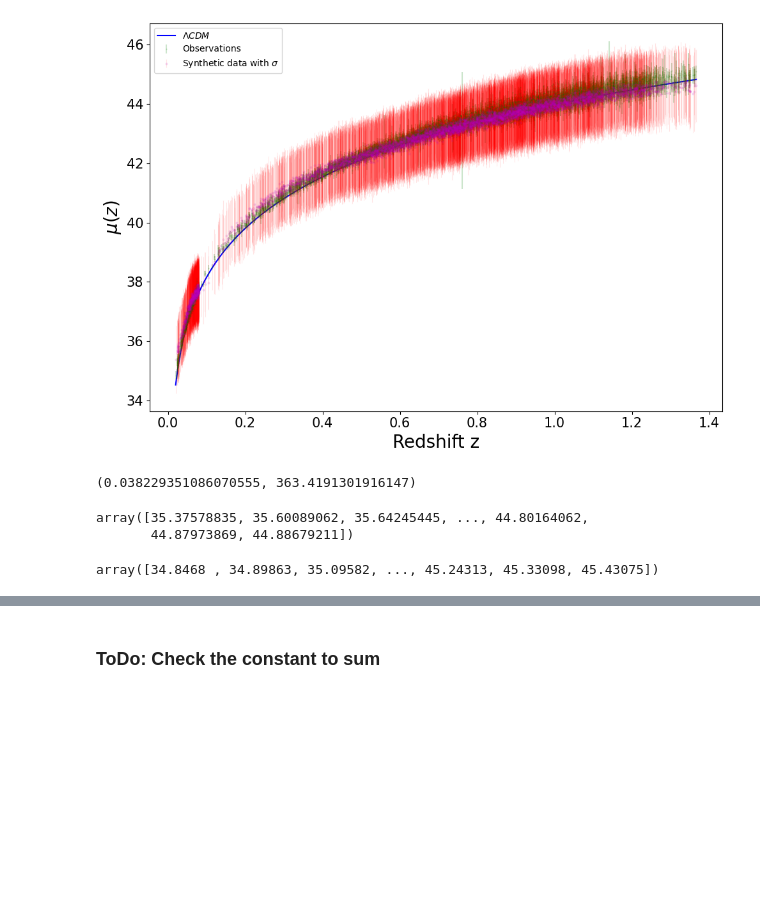
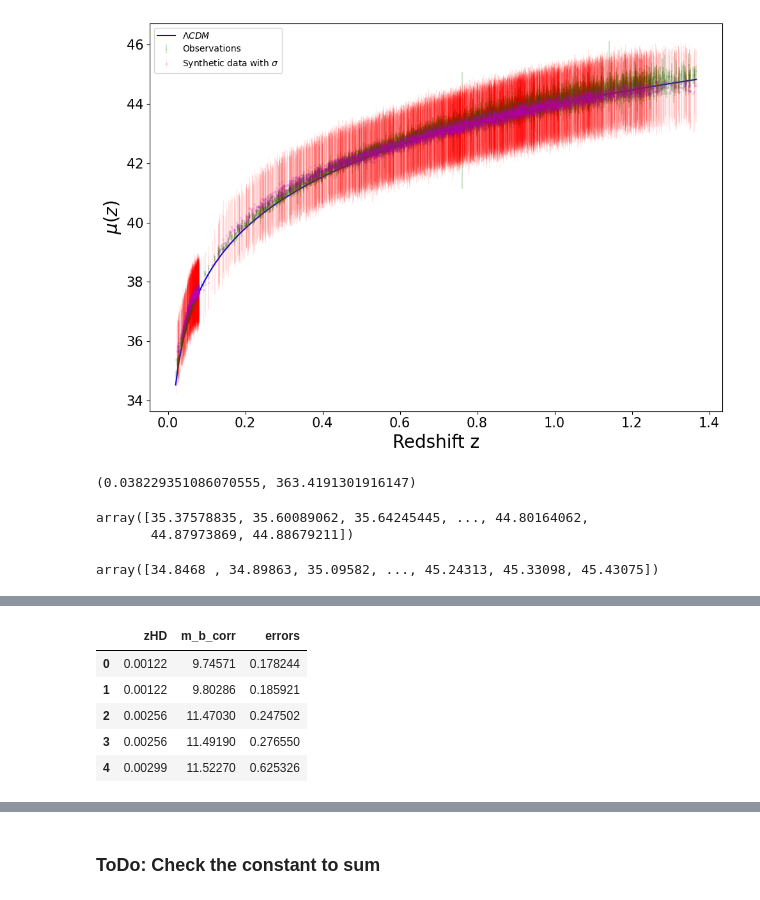
Before and after one commit to igomezv/LSST_DE_neural_reconstruction, a Jupyter notebook: Load_large_model.ipynb, the cells around one changed output, grey strips where cells are left out. Cells and saved outputs as stored; diff of their text form; code cells hidden in the pictures; blank space fills up the shorter version.

```diff
--- a/Load_large_model.ipynb
+++ b/Load_large_model.ipynb
@@ -172,0 +201,22 @@ array([34.8468 , 34.89863, 35.09582, ..., 45.24313, 45.33098, 45.43075])
+# %%
+file = 'https://raw.githubusercontent.com/igomezv/SNIa_ML_regressions/main/data/pantheon%2B_lcparam_full_long_zhel.txt'
+syscov_file = 'https://raw.githubusercontent.com/igomezv/SNIa_ML_regressions/main/data/pantheon%2B_sys_full_long.txt'
+# file = 'data/lcparam_full_long.txt'
+df = pd.read_csv(file, sep = " ")
+# df = pd.read_csv(file, sep = " ")
+N = len(df.values)
+syscov = np.loadtxt(syscov_file, skiprows=1).reshape((N, N))
+cov = np.copy(syscov)
+sq_errors = np.diag(syscov)
+# df['errors'] = np.sqrt(sq_errors+dmag**2)
+df['errors'] = np.sqrt(sq_errors)
+# df['mb'] += 19.36
+df = df[['zHD','m_b_corr','errors']]
+df.head()
+# %% [output]
+|  | zHD | m_b_corr | errors |
+| 0 | 0.00122 | 9.74571 | 0.178244 |
+| 1 | 0.00122 | 9.80286 | 0.185921 |
+| 2 | 0.00256 | 11.47030 | 0.247502 |
+| 3 | 0.00256 | 11.49190 | 0.276550 |
+| 4 | 0.00299 | 11.52270 | 0.625326 |
```
Also changed, not shown: parts of 4 cells of this notebook.
